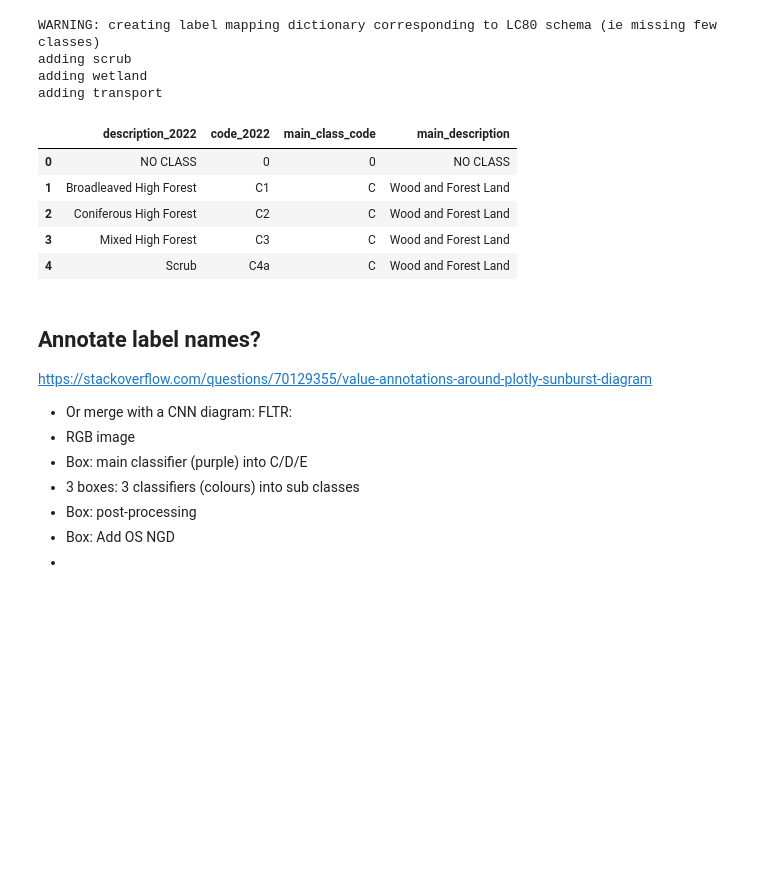
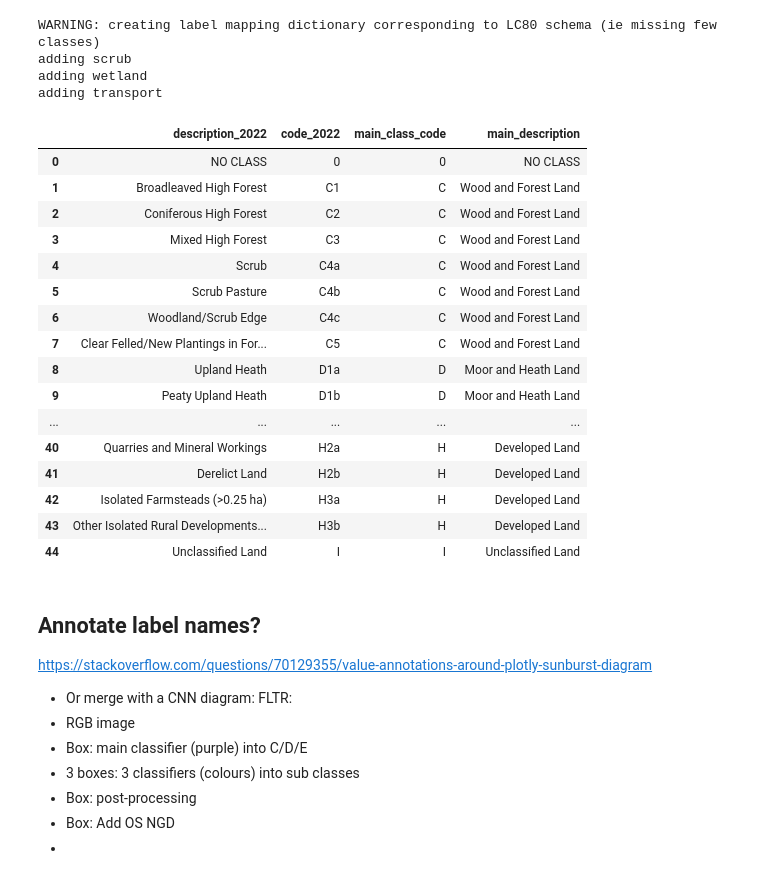
Before and after one commit to pdnpa/cnn-land-cover, a Jupyter notebook: notebooks/Figure classes diagram.ipynb, the cells around one changed output. Drawn from its saved outputs; the diff is of its cells as text; code cells hidden in the pictures; blank space fills up the shorter version.

Commit message:
update sunburst schema

```diff
--- a/notebooks/Figure classes diagram.ipynb
+++ b/notebooks/Figure classes diagram.ipynb
@@ -51,15 +51,38 @@ adding wetland
 adding transport
 # %%
 classes_ignore = ['D4a', 'D4b', 'D8', 'F1', 'F3b', 'F3c', 'G2b', 'G3a', 'G3b', 'G3c', 'G3d']
-# %%
-df_schema.head(5)
-# %% [output]
-|  | description_2022 | code_2022 | main_class_code | main_description |
-| 0 | NO CLASS | 0 | 0 | NO CLASS |
-| 1 | Broadleaved High Forest | C1 | C | Wood and Forest Land |
-| 2 | Coniferous High Forest | C2 | C | Wood and Forest Land |
-| 3 | Mixed High Forest | C3 | C | Wood and Forest Land |
-| 4 | Scrub | C4a | C | Wood and Forest Land |
+# %%
+## add row:
+df_schema = df_schema.append({'code_2022': 'D1a', 'description_2022': 'Upland Heath',
+                              'main_class_code': 'D', 'main_description': 'Moor and Heath Land'}, ignore_index=True)
+df_schema = df_schema.append({'code_2022': 'D1b', 'description_2022': 'Peaty Upland Heath',
+                              'main_class_code': 'D', 'main_description': 'Moor and Heath Land'}, ignore_index=True)
+## drop row;
+df_schema = df_schema[df_schema['code_2022'] != 'D1']
+## sort by code_2022:
+df_schema = df_schema.sort_values(by=['code_2022'])
+## reset index:
+df_schema = df_schema.reset_index(drop=True)
+
+df_schema.head(50)
+# %% [output]
+|  | description_2022 | code_2022 | main_class_code | main_description |
+| 0 | NO CLASS | 0 | 0 | NO CLASS |
+| 1 | Broadleaved High Forest | C1 | C | Wood and Forest Land |
+| 2 | Coniferous High Forest | C2 | C | Wood and Forest Land |
+| 3 | Mixed High Forest | C3 | C | Wood and Forest Land |
+| 4 | Scrub | C4a | C | Wood and Forest Land |
+| 5 | Scrub Pasture | C4b | C | Wood and Forest Land |
+| 6 | Woodland/Scrub Edge | C4c | C | Wood and Forest Land |
+| 7 | Clear Felled/New Plantings in For... | C5 | C | Wood and Forest Land |
+| 8 | Upland Heath | D1a | D | Moor and Heath Land |
+| 9 | Peaty Upland Heath | D1b | D | Moor and Heath Land |
+| ... | ... | ... | ... | ... |
+| 40 | Quarries and Mineral Workings | H2a | H | Developed Land |
+| 41 | Derelict Land | H2b | H | Developed Land |
+| 42 | Isolated Farmsteads (>0.25 ha) | H3a | H | Developed Land |
+| 43 | Other Isolated Rural Developments... | H3b | H | Developed Land |
+| 44 | Unclassified Land | I | I | Unclassified Land |
 # %%
 data_plot = {'child': [], 'parents': [], 'values': []}
 value_size = 2
```
Also changed, not shown: parts of 1 cell of this notebook, 2 other files.
